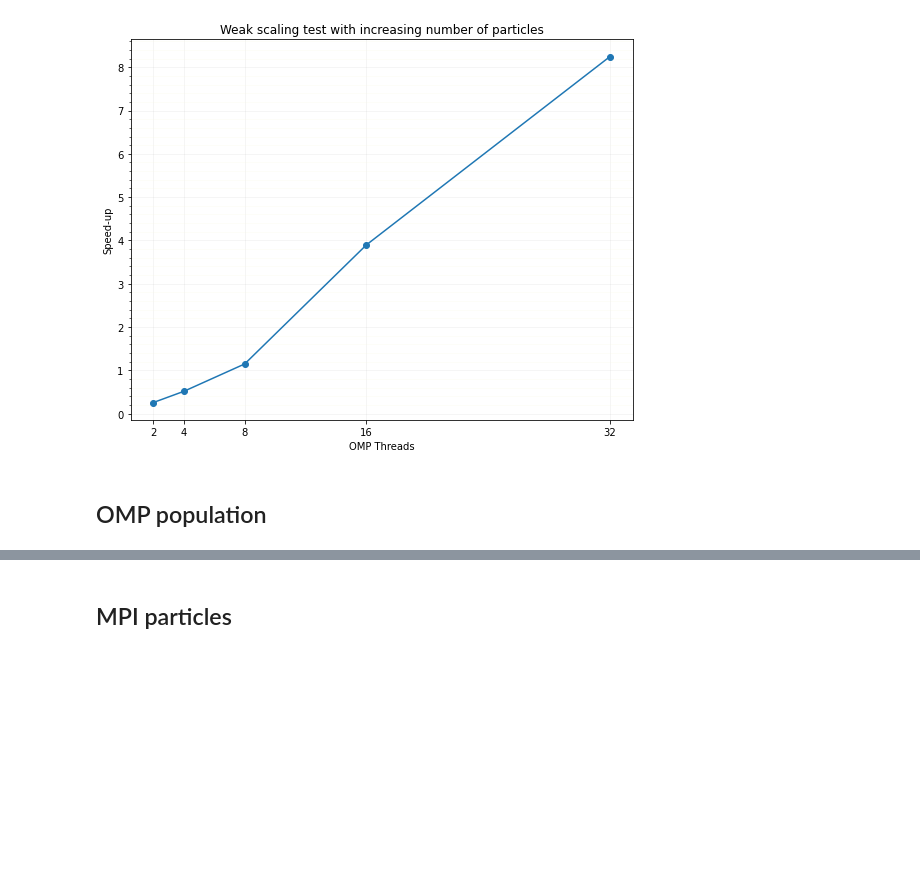
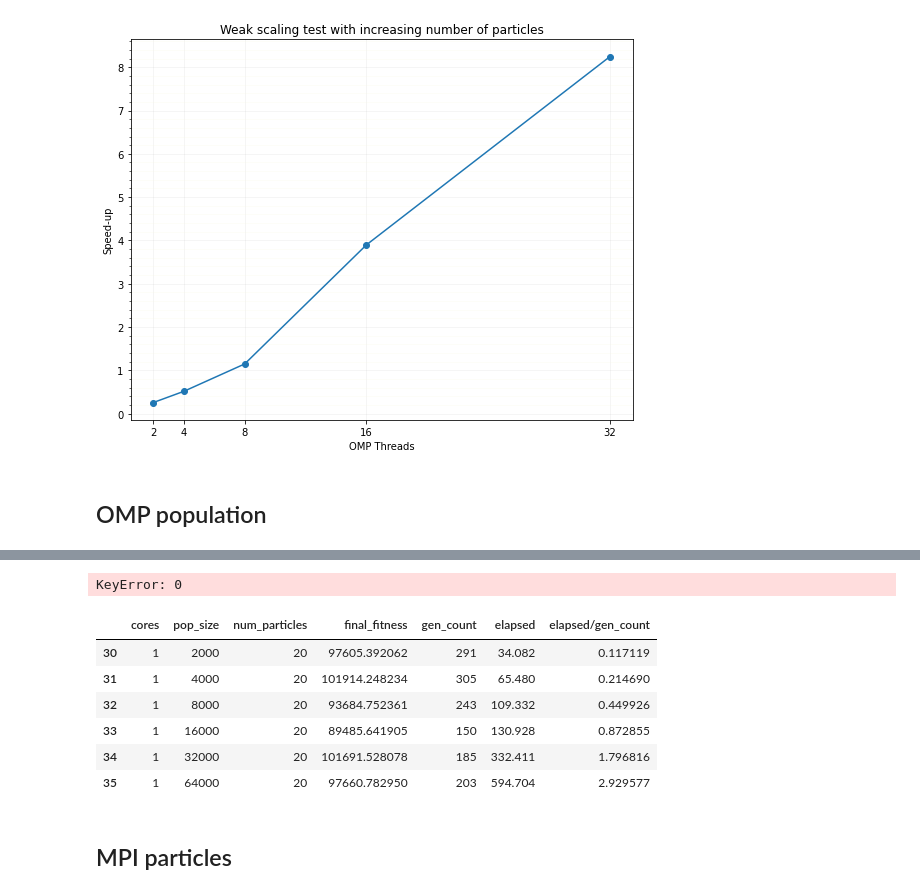
Before and after one commit to matthewdicks98/CSC-HPC-Project, a Jupyter notebook: Experiment2.0.ipynb, the cells around one changed output, grey strips where cells are left out. Saved outputs shown, nothing was run; the diff lists cells and outputs as text; code cells hidden in the pictures; blank space fills up the shorter version.

```diff
--- a/Experiment2.0.ipynb
+++ b/Experiment2.0.ipynb
@@ -89,2 +177,16 @@ Text(0, 0.5, 'Speed-up')
+# %%
+np.array(seq_times)/np.array(times)
+# %% [output]
+KeyError: 0
+# %%
+omp_pop.tail(6)
+# %% [output]
+|  | cores | pop_size | num_particles | final_fitness | gen_count | elapsed | elapsed/gen_count |
+| 30 | 1 | 2000 | 20 | 97605.392062 | 291 | 34.082 | 0.117119 |
+| 31 | 1 | 4000 | 20 | 101914.248234 | 305 | 65.480 | 0.214690 |
+| 32 | 1 | 8000 | 20 | 93684.752361 | 243 | 109.332 | 0.449926 |
+| 33 | 1 | 16000 | 20 | 89485.641905 | 150 | 130.928 | 0.872855 |
+| 34 | 1 | 32000 | 20 | 101691.528078 | 185 | 332.411 | 1.796816 |
+| 35 | 1 | 64000 | 20 | 97660.782950 | 203 | 594.704 | 2.929577 |
 # %% [markdown]
 ## MPI particles
```
Also changed, not shown: parts of 13 cells of this notebook.
